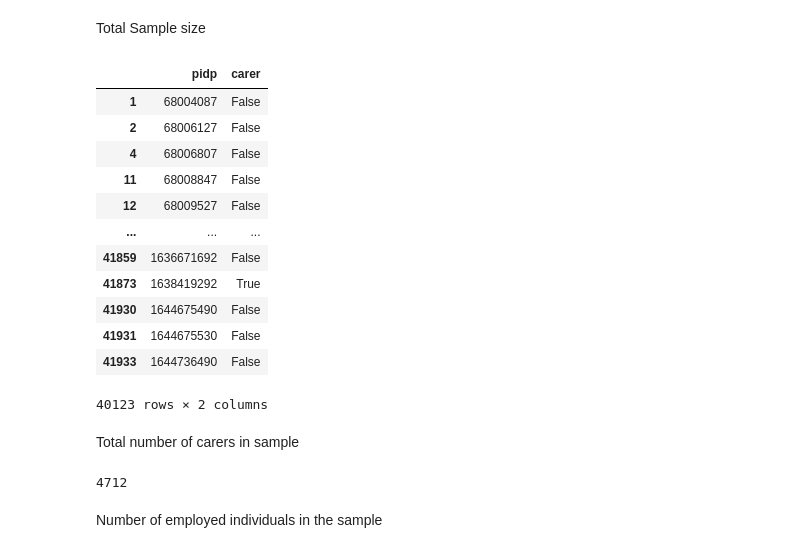
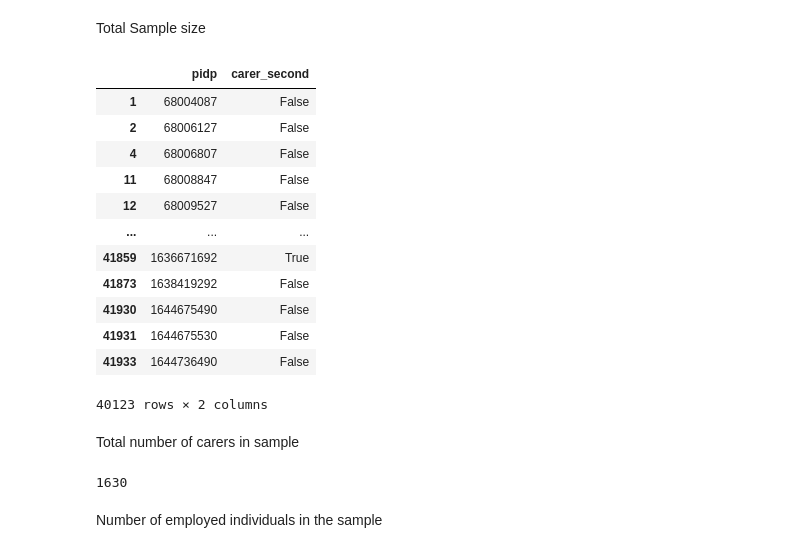
Before and after one commit to centre-for-care/costofcare, a Jupyter notebook: final_analysis_consecutive_waves_20+.ipynb, the cells around one changed output. Drawn from its saved outputs; the diff is of its cells as text; code cells hidden in the pictures.

```diff
--- a/final_analysis_consecutive_waves.ipynb
+++ b/final_analysis_consecutive_waves_20+.ipynb
@@ -197,7 +226,9 @@ data_6[data_6.pidp==280165]
 11 rows × 25 columns
 # %%
 data_6['carer'] = (data_6.aidhrs_recoded_3 == '0-19')
-data_6['ever_carer'] = data_6.groupby('pidp')['carer'].transform(any)
+data_6['carer_second'] = (data_6.aidhrs_recoded_3 == '20-49') | (data_6.aidhrs_recoded_3 == '50+')
+data_6['ever_carer'] = data_6.groupby('pidp')['carer_second'].transform(any)
+data_6['ever_carer_second'] = data_6.groupby('pidp')['carer'].transform(any)
 # %% [output]
 A value is trying to be set on a copy of a slice from a DataFrame.
 Try using .loc[row_indexer,col_indexer] = value instead
@@ -322,17 +363,17 @@ See the caveats in the documentation: https://pandas.pydata.org/pandas-docs/stab
 # %% [markdown]
 Total Sample size
 # %%
-data_6[['pidp', 'carer']].drop_duplicates(subset=['pidp'])
+data_6[['pidp', 'carer_second']].drop_duplicates(subset=['pidp'])
 # %% [output]
-|  | pidp | carer |
+|  | pidp | carer_second |
 | 1 | 68004087 | False |
 | 2 | 68006127 | False |
 | 4 | 68006807 | False |
 | 11 | 68008847 | False |
 | 12 | 68009527 | False |
 | ... | ... | ... |
-| 41859 | 1636671692 | False |
-| 41873 | 1638419292 | True |
+| 41859 | 1636671692 | True |
+| 41873 | 1638419292 | False |
 | 41930 | 1644675490 | False |
 | 41931 | 1644675530 | False |
 | 41933 | 1644736490 | False |
@@ -340,9 +381,9 @@ data_6[['pidp', 'carer']].drop_duplicates(subset=['pidp'])
 # %% [markdown]
 Total number of carers in sample
 # %%
-data_6[['pidp', 'carer']].drop_duplicates(subset=['pidp'])['carer'].sum()
+data_6[['pidp', 'carer_second']].drop_duplicates(subset=['pidp'])['carer_second'].sum()
 # %% [output]
-4712
+1630
 # %% [markdown]
 Number of employed individuals in the sample
 # %%
```
Also changed, not shown: parts of 21 cells of this notebook, 3 other files.
